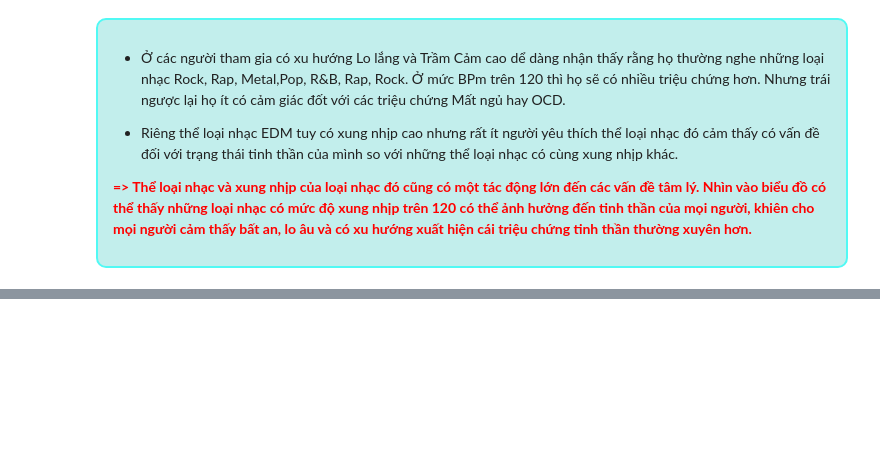
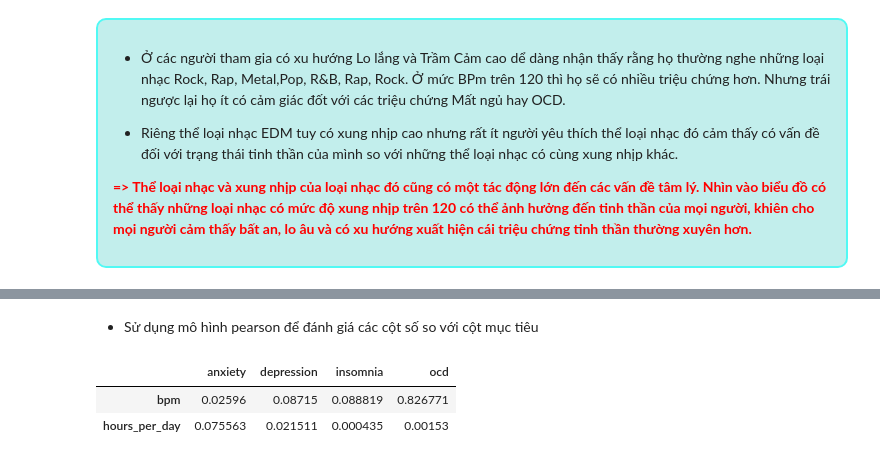
Before and after one commit to HungLVT/DS, a Jupyter notebook: 4.0-questions-and-answers.ipynb, the cells around one changed output, grey strips where cells are left out. Cells and saved outputs as stored; diff of their text form; code cells hidden in the pictures; blank space fills up the shorter version.

```diff
--- a/4.0-questions-and-answers.ipynb
+++ b/4.0-questions-and-answers.ipynb
@@ -951,0 +1089,20 @@ plt.show()
+# %% [markdown]
+- Sử dụng mô hình pearson để đánh giá các cột số so với cột mục tiêu
+# %%
+# Khởi tạo DataFrame để lưu kết quả
+pearson_results = pd.DataFrame(index=numerical_col, columns=targets)
+
+# Vòng lặp qua mỗi cột số và mỗi biến mục tiêu
+for col in numerical_col:
+    for target in targets:
+        # Tính hệ số tương quan Pearson và p-value
+        correlation, p_value = pearsonr(df_eval[col], df_eval[target])
+        # Gán p-value vào DataFrame
+        pearson_results.loc[col, target] = p_value
+
+# Xuất kết quả
+pearson_results
+# %% [output]
+|  | anxiety | depression | insomnia | ocd |
+| bpm | 0.02596 | 0.08715 | 0.088819 | 0.826771 |
+| hours_per_day | 0.075563 | 0.021511 | 0.000435 | 0.00153 |
```
Also changed, not shown: parts of 19 cells of this notebook, 14 other files.
